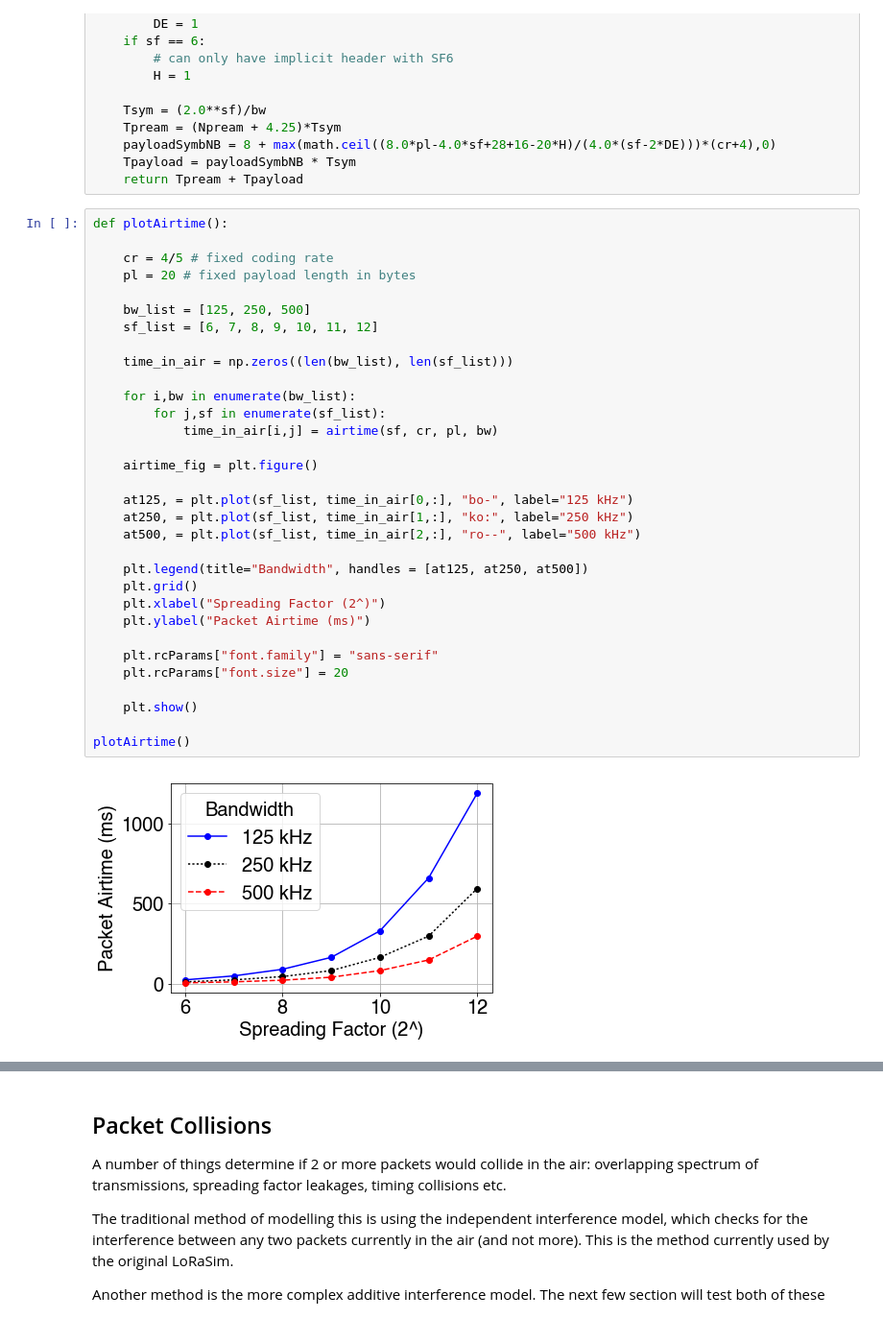
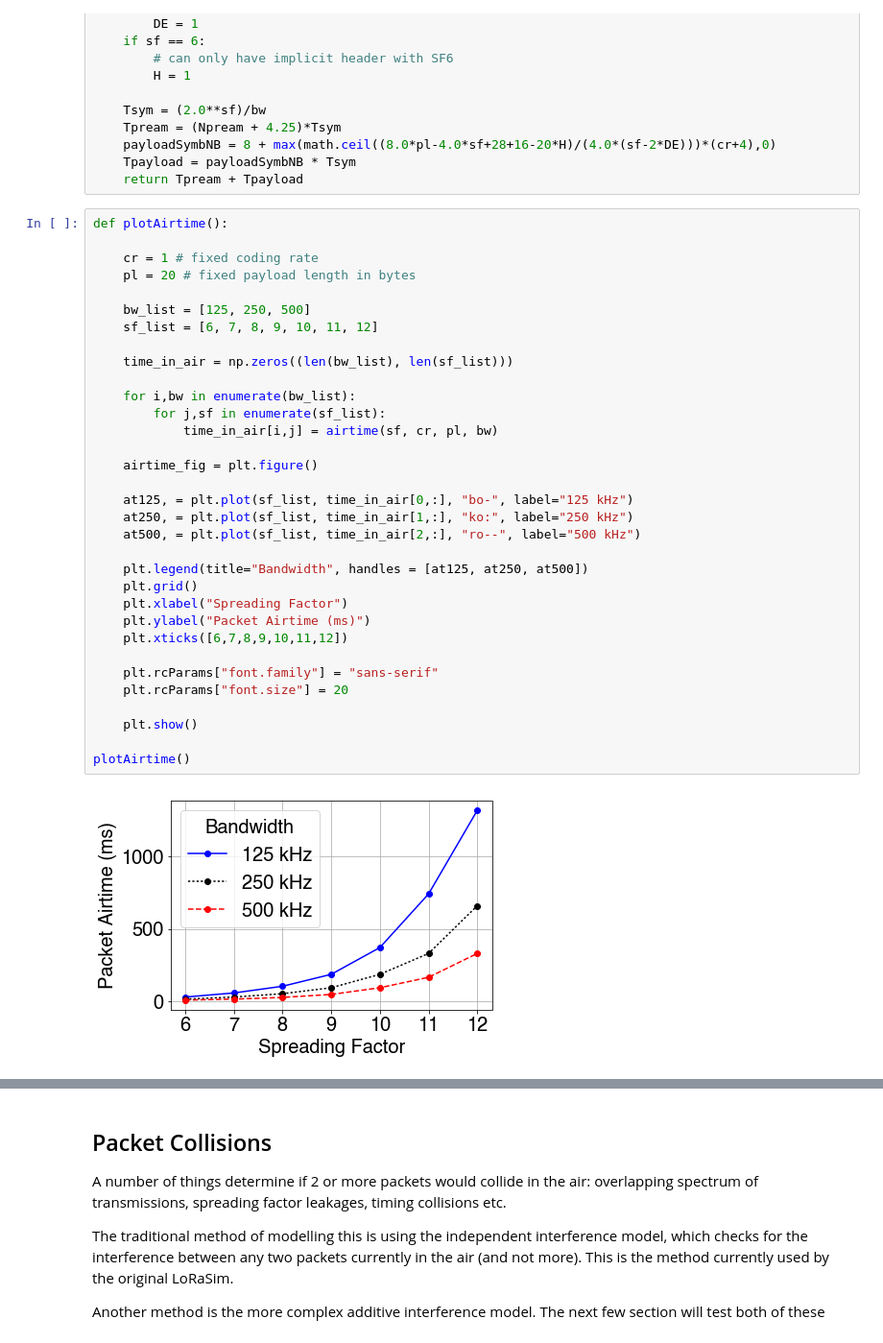
Before and after one commit to adwaitnd/lorasim, a Jupyter notebook: LoraSim-python2.ipynb, the cells around one changed output, grey strips where cells are left out. Shown at 96% size. Cells and saved outputs as stored; diff of their text form.

```diff
--- a/LoraSim-python2.ipynb
+++ b/LoraSim-python2.ipynb
@@ -87,34 +110,35 @@ def airtime(sf,cr,pl,bw):
 # %%
 def plotAirtime():
 
-    cr = 4/5 # fixed coding rate
+    cr = 1 # fixed coding rate
     pl = 20 # fixed payload length in bytes
 
     bw_list = [125, 250, 500]
     sf_list = [6, 7, 8, 9, 10, 11, 12]
 
     time_in_air = np.zeros((len(bw_list), len(sf_list)))
 
     for i,bw in enumerate(bw_list):
         for j,sf in enumerate(sf_list):
             time_in_air[i,j] = airtime(sf, cr, pl, bw)
 
     airtime_fig = plt.figure()
 
     at125, = plt.plot(sf_list, time_in_air[0,:], "bo-", label="125 kHz")
     at250, = plt.plot(sf_list, time_in_air[1,:], "ko:", label="250 kHz")
     at500, = plt.plot(sf_list, time_in_air[2,:], "ro--", label="500 kHz")
 
     plt.legend(title="Bandwidth", handles = [at125, at250, at500])
     plt.grid()
-    plt.xlabel("Spreading Factor (2^)")
+    plt.xlabel("Spreading Factor")
     plt.ylabel("Packet Airtime (ms)")
+    plt.xticks([6,7,8,9,10,11,12])
 
     plt.rcParams["font.family"] = "sans-serif"
     plt.rcParams["font.size"] = 20
 
     plt.show()
 
 plotAirtime()
 # %% [output]
-[figure, old version]
+[figure, new version]
```
Also changed, not shown: parts of 5 cells of this notebook, 1 other file.
